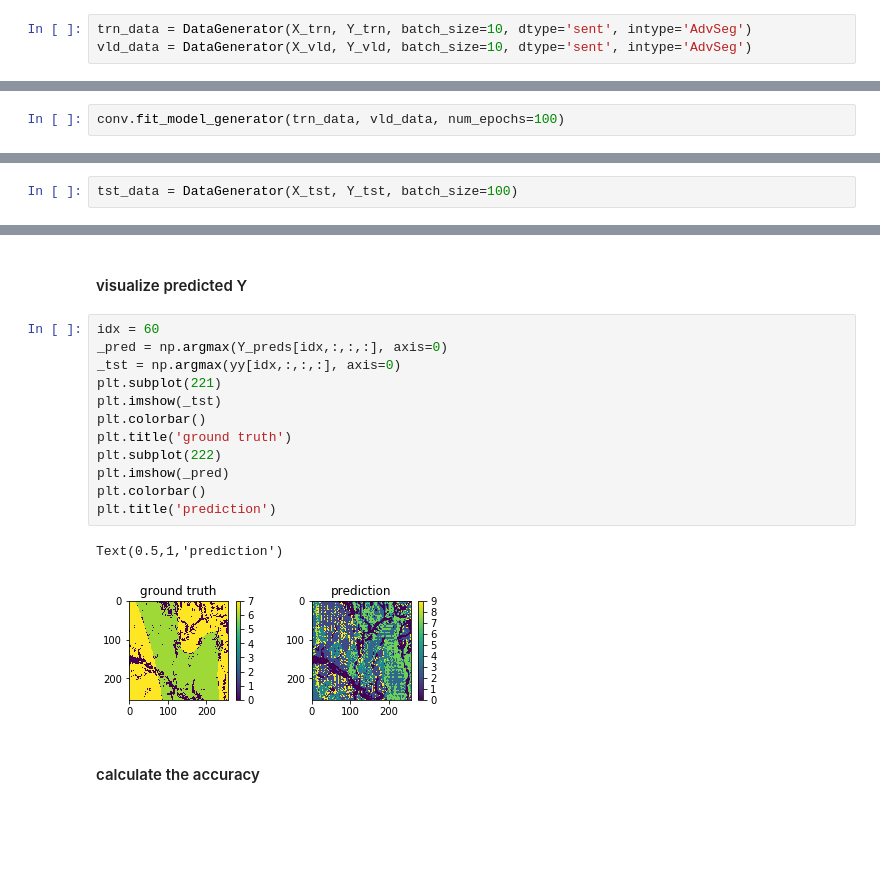
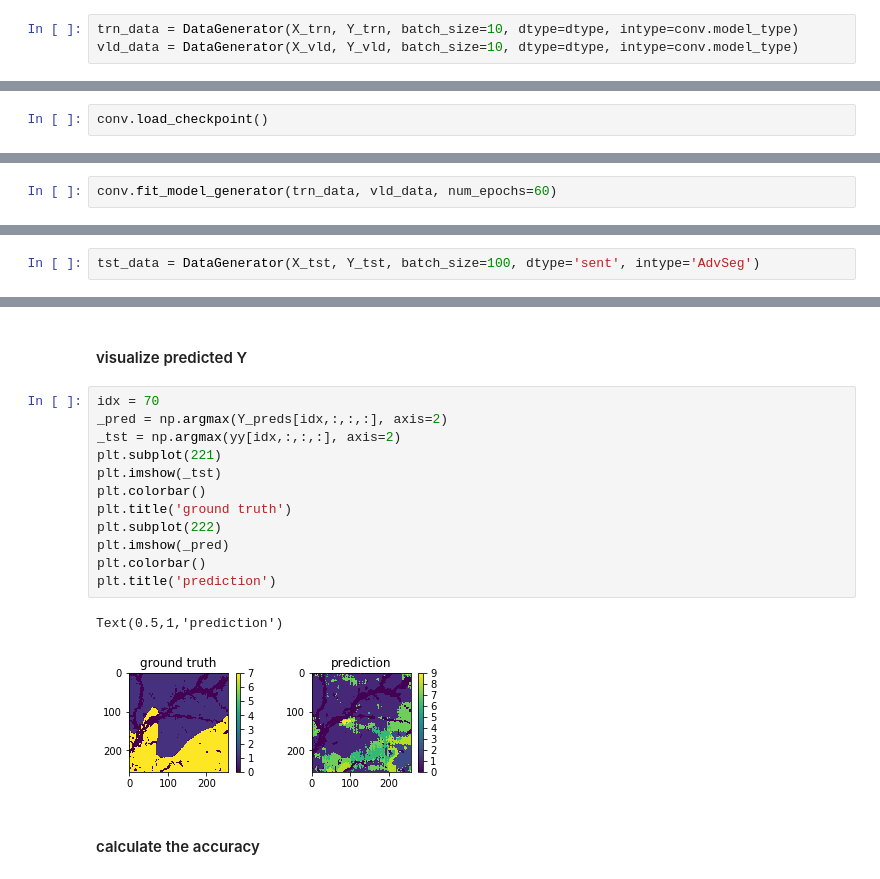
Before and after one commit to chenyz0601/DL-RockClassification, a Jupyter notebook: train.ipynb, the cells around one changed output, grey strips where cells are left out. Cells and saved outputs as stored; diff of their text form; blank space fills up the shorter version.

```diff
--- a/train.ipynb
+++ b/train.ipynb
@@ -50,6 +55,6 @@ compiling Segmentor with Adversarial net ...
 # %%
-trn_data = DataGenerator(X_trn, Y_trn, batch_size=10, dtype='sent', intype='AdvSeg')
-vld_data = DataGenerator(X_vld, Y_vld, batch_size=10, dtype='sent', intype='AdvSeg')
+trn_data = DataGenerator(X_trn, Y_trn, batch_size=10, dtype=dtype, intype=conv.model_type)
+vld_data = DataGenerator(X_vld, Y_vld, batch_size=10, dtype=dtype, intype=conv.model_type)
 # %% [markdown]
 #### check data generator
 # %%
@@ -69,0 +75,2 @@ Text(0.5,1,'label')
+# %%
+conv.load_checkpoint()
@@ -70,3 +79,3 @@ Text(0.5,1,'label')
 # %%
-conv.fit_model_generator(trn_data, vld_data, num_epochs=100)
+conv.fit_model_generator(trn_data, vld_data, num_epochs=60)
 # %% [output]
@@ -79,7 +88,7 @@ Epoch 1/100
 # conv.save_weights(suffix='sent_geo')
 conv.load_weights('./weights/Unet-4X64-0.38.hdf5')
 # %%
-tst_data = DataGenerator(X_tst, Y_tst, batch_size=100)
+tst_data = DataGenerator(X_tst, Y_tst, batch_size=100, dtype='sent', intype='AdvSeg')
 # %%
 xx, yy = tst_data.getitem(0)
 # %%
@@ -89,20 +98,20 @@ Y_preds = conv.predict(X_tst=xx)
 # %% [markdown]
 #### visualize predicted Y
 # %%
-idx = 60
-_pred = np.argmax(Y_preds[idx,:,:,:], axis=0)
-_tst = np.argmax(yy[idx,:,:,:], axis=0)
+idx = 70
+_pred = np.argmax(Y_preds[idx,:,:,:], axis=2)
+_tst = np.argmax(yy[idx,:,:,:], axis=2)
 plt.subplot(221)
 plt.imshow(_tst)
 plt.colorbar()
 plt.title('ground truth')
 plt.subplot(222)
 plt.imshow(_pred)
 plt.colorbar()
 plt.title('prediction')
 # %% [output]
 Text(0.5,1,'prediction')
-[figure, old version]
+[figure, new version]
 # %% [markdown]
 #### calculate the accuracy
 # %%
```
Also changed, not shown: parts of 8 cells of this notebook, 3 other files.
